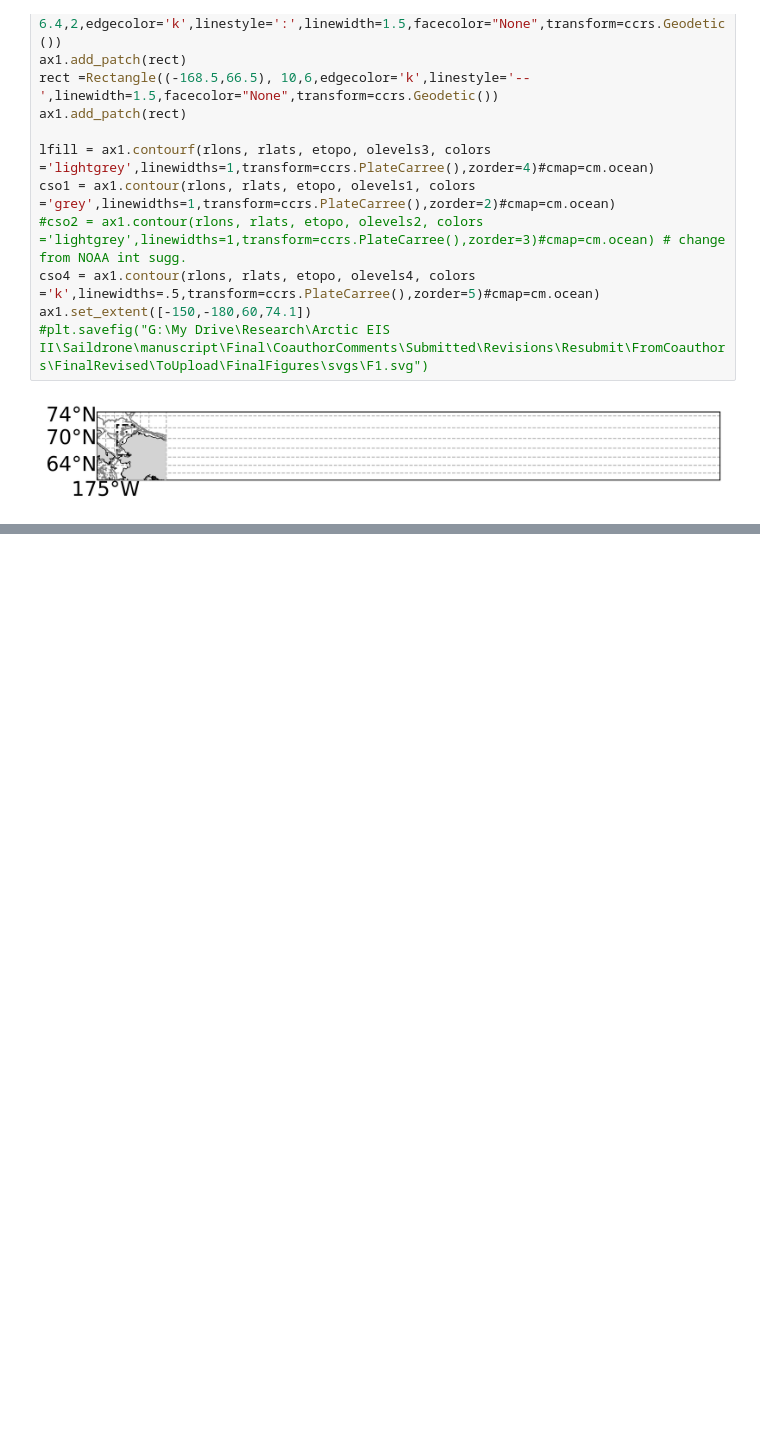
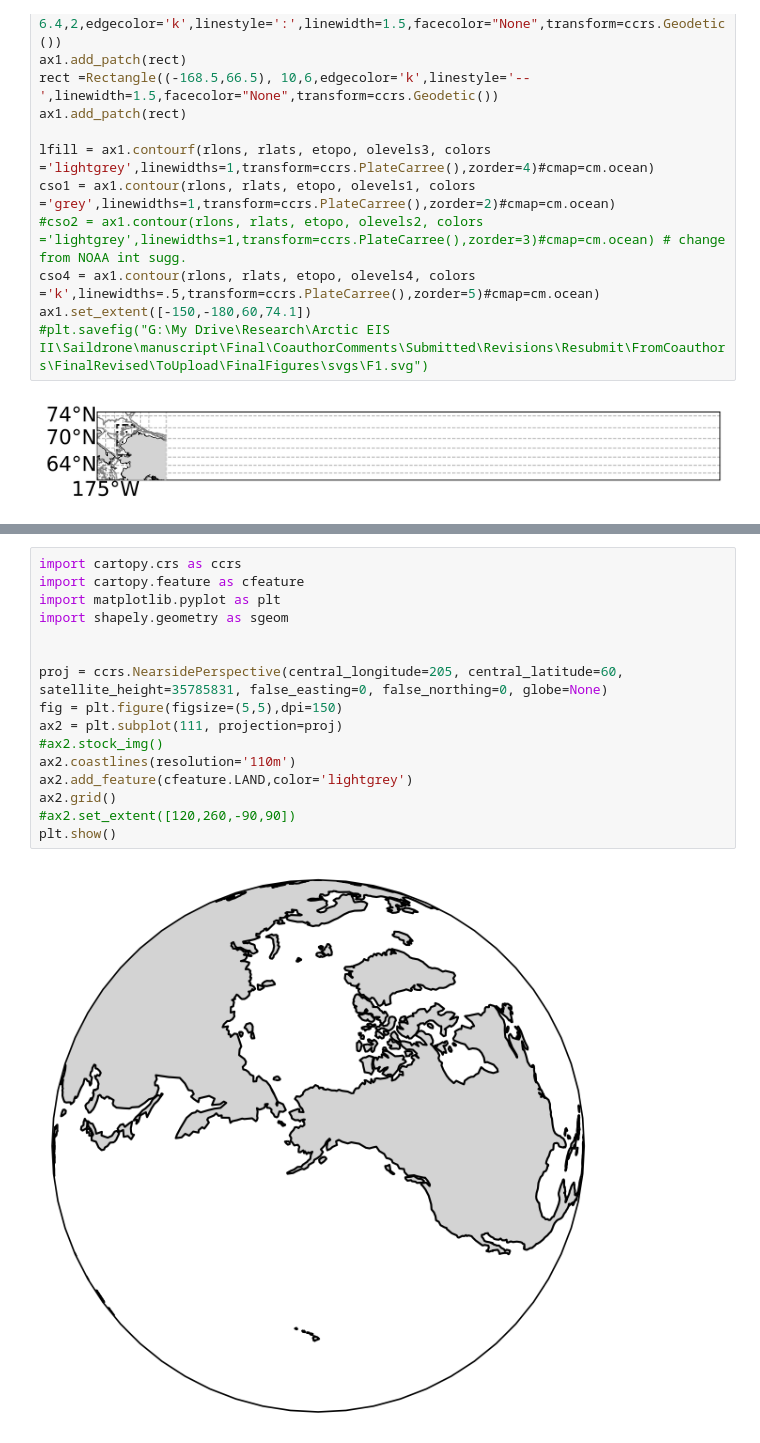
Before and after one commit to leviner/ChukchiTimeSeries, a Jupyter notebook: code/overviewMap.ipynb, the cells around one changed output, grey strips where cells are left out. Cells and saved outputs as stored; diff of their text form; blank space fills up the shorter version.

```diff
--- a/code/overviewMap.ipynb
+++ b/code/overviewMap.ipynb
@@ -133,0 +150,18 @@ ax1.set_extent([-150,-180,60,74.1])
+# %%
+import cartopy.crs as ccrs
+import cartopy.feature as cfeature
+import matplotlib.pyplot as plt
+import shapely.geometry as sgeom
+
+
+proj = ccrs.NearsidePerspective(central_longitude=205, central_latitude=60, satellite_height=35785831, false_easting=0, false_northing=0, globe=None)
+fig = plt.figure(figsize=(5,5),dpi=150)
+ax2 = plt.subplot(111, projection=proj)
+#ax2.stock_img()
+ax2.coastlines(resolution='110m')
+ax2.add_feature(cfeature.LAND,color='lightgrey')
+ax2.grid()
+#ax2.set_extent([120,260,-90,90])
+plt.show()
+# %% [output]
+[figure, added]
```
Also changed, not shown: parts of 1 cell of this notebook, 8 other files.
